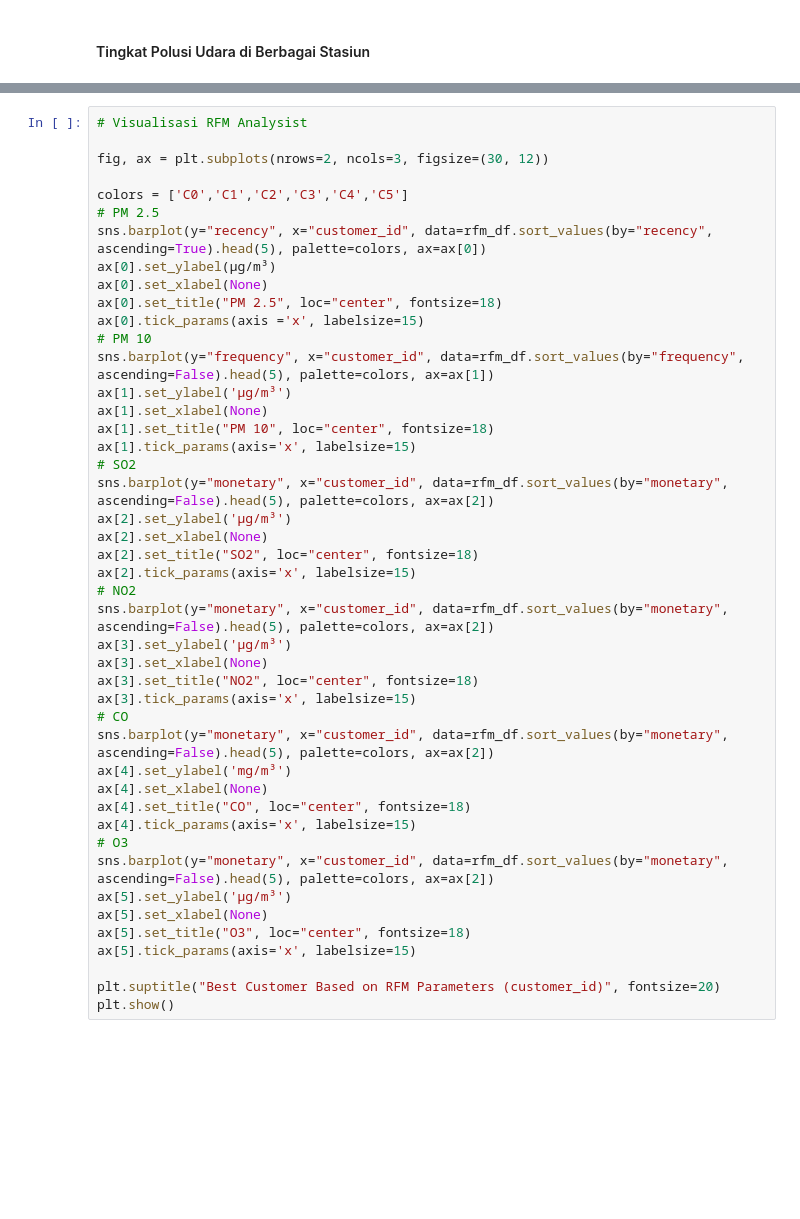
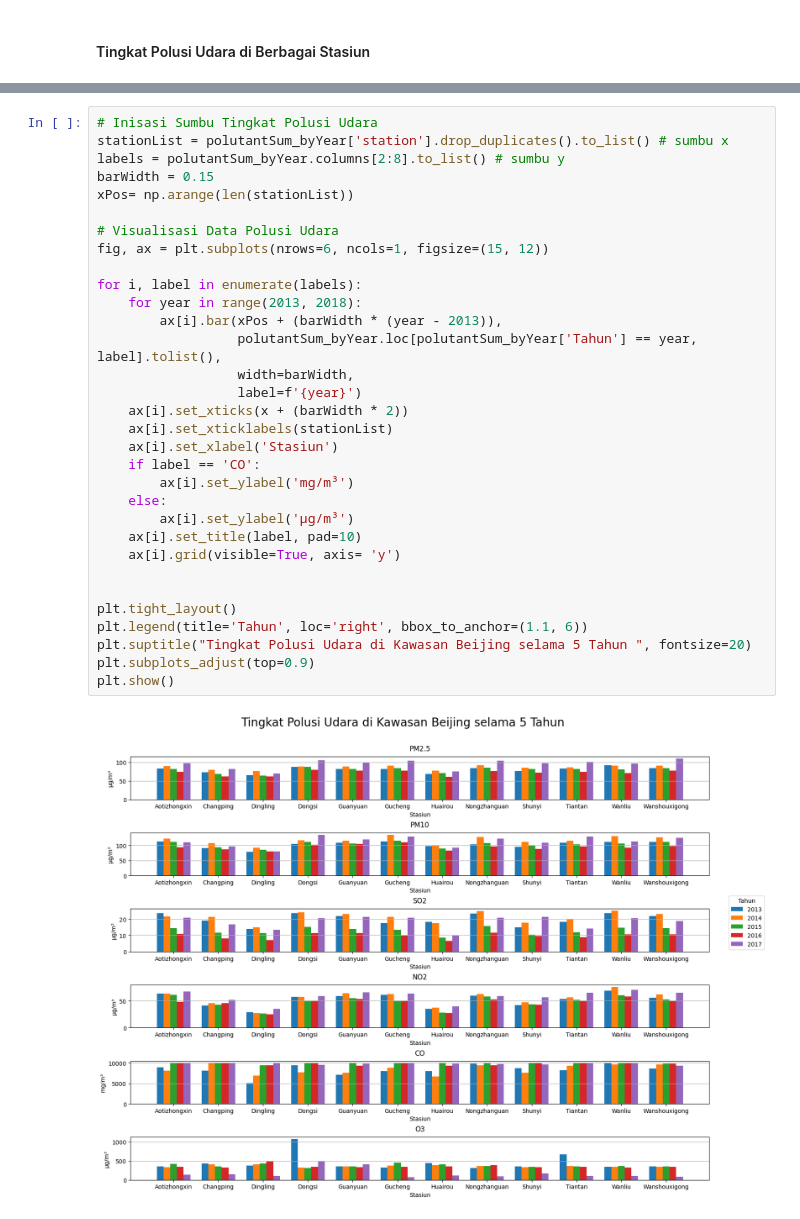
Before and after one commit to QaruzDin/Air-quality-dataset, a Jupyter notebook: Submission/notebook.ipynb, the cells around one changed output, grey strips where cells are left out. Drawn from its saved outputs; the diff is of its cells as text; blank space fills up the shorter version.

```diff
--- a/Submission/notebook.ipynb
+++ b/Submission/notebook.ipynb
@@ -1269,46 +1190,35 @@ ValueError: shape mismatch: objects cannot be broadcast to a single shape.  Mism
-# %%
-# Visualisasi RFM Analysist
-
-fig, ax = plt.subplots(nrows=2, ncols=3, figsize=(30, 12))
-
-colors = ['C0','C1','C2','C3','C4','C5']
-# PM 2.5
-sns.barplot(y="recency", x="customer_id", data=rfm_df.sort_values(by="recency", ascending=True).head(5), palette=colors, ax=ax[0])
-ax[0].set_ylabel(µg/m³)
-ax[0].set_xlabel(None)
-ax[0].set_title("PM 2.5", loc="center", fontsize=18)
-ax[0].tick_params(axis ='x', labelsize=15)
-# PM 10
-sns.barplot(y="frequency", x="customer_id", data=rfm_df.sort_values(by="frequency", ascending=False).head(5), palette=colors, ax=ax[1])
-ax[1].set_ylabel('µg/m³')
-ax[1].set_xlabel(None)
-ax[1].set_title("PM 10", loc="center", fontsize=18)
-ax[1].tick_params(axis='x', labelsize=15)
-# SO2
-sns.barplot(y="monetary", x="customer_id", data=rfm_df.sort_values(by="monetary", ascending=False).head(5), palette=colors, ax=ax[2])
-ax[2].set_ylabel('µg/m³')
-ax[2].set_xlabel(None)
-ax[2].set_title("SO2", loc="center", fontsize=18)
-ax[2].tick_params(axis='x', labelsize=15)
-# NO2
-sns.barplot(y="monetary", x="customer_id", data=rfm_df.sort_values(by="monetary", ascending=False).head(5), palette=colors, ax=ax[2])
-ax[3].set_ylabel('µg/m³')
-ax[3].set_xlabel(None)
-ax[3].set_title("NO2", loc="center", fontsize=18)
-ax[3].tick_params(axis='x', labelsize=15)
-# CO
-sns.barplot(y="monetary", x="customer_id", data=rfm_df.sort_values(by="monetary", ascending=False).head(5), palette=colors, ax=ax[2])
-ax[4].set_ylabel('mg/m³')
-ax[4].set_xlabel(None)
-ax[4].set_title("CO", loc="center", fontsize=18)
-ax[4].tick_params(axis='x', labelsize=15)
-# O3
-sns.barplot(y="monetary", x="customer_id", data=rfm_df.sort_values(by="monetary", ascending=False).head(5), palette=colors, ax=ax[2])
-ax[5].set_ylabel('µg/m³')
-ax[5].set_xlabel(None)
-ax[5].set_title("O3", loc="center", fontsize=18)
-ax[5].tick_params(axis='x', labelsize=15)
-
-plt.suptitle("Best Customer Based on RFM Parameters (customer_id)", fontsize=20)
-plt.show()
+# %%
+# Inisasi Sumbu Tingkat Polusi Udara
+stationList = polutantSum_byYear['station'].drop_duplicates().to_list() # sumbu x
+labels = polutantSum_byYear.columns[2:8].to_list() # sumbu y
+barWidth = 0.15
+xPos= np.arange(len(stationList))
+
+# Visualisasi Data Polusi Udara
+fig, ax = plt.subplots(nrows=6, ncols=1, figsize=(15, 12))
+
+for i, label in enumerate(labels):
+    for year in range(2013, 2018):
+        ax[i].bar(xPos + (barWidth * (year - 2013)),
+                  polutantSum_byYear.loc[polutantSum_byYear['Tahun'] == year, label].tolist(),
+                  width=barWidth,
+                  label=f'{year}')
+    ax[i].set_xticks(x + (barWidth * 2))
+    ax[i].set_xticklabels(stationList)
+    ax[i].set_xlabel('Stasiun')
+    if label == 'CO':
+        ax[i].set_ylabel('mg/m³')
+    else:
+        ax[i].set_ylabel('µg/m³')
+    ax[i].set_title(label, pad=10)
+    ax[i].grid(visible=True, axis= 'y')
+
+
+plt.tight_layout()
+plt.legend(title='Tahun', loc='right', bbox_to_anchor=(1.1, 6))
+plt.suptitle("Tingkat Polusi Udara di Kawasan Beijing selama 5 Tahun ", fontsize=20)
+plt.subplots_adjust(top=0.9)
+plt.show()
+# %% [output]
+[figure, added]
 # %%
```
Also changed, not shown: parts of 14 cells of this notebook.
